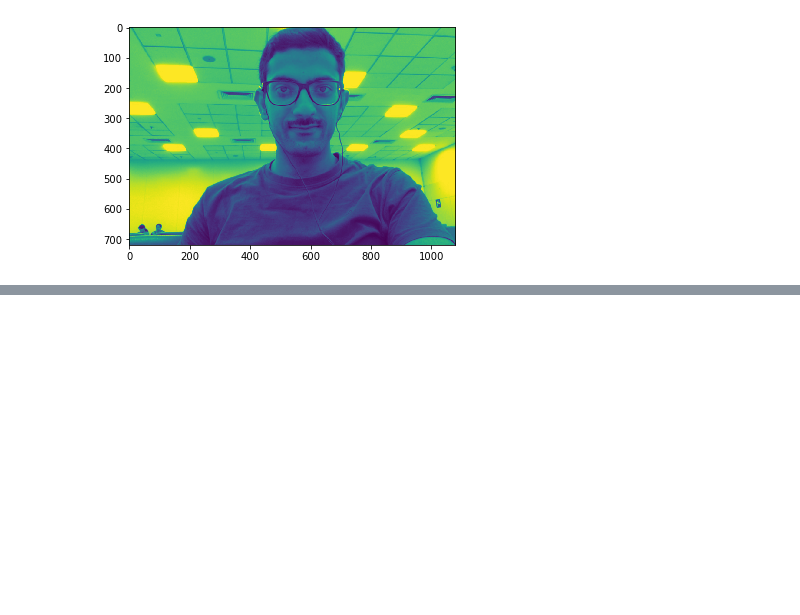
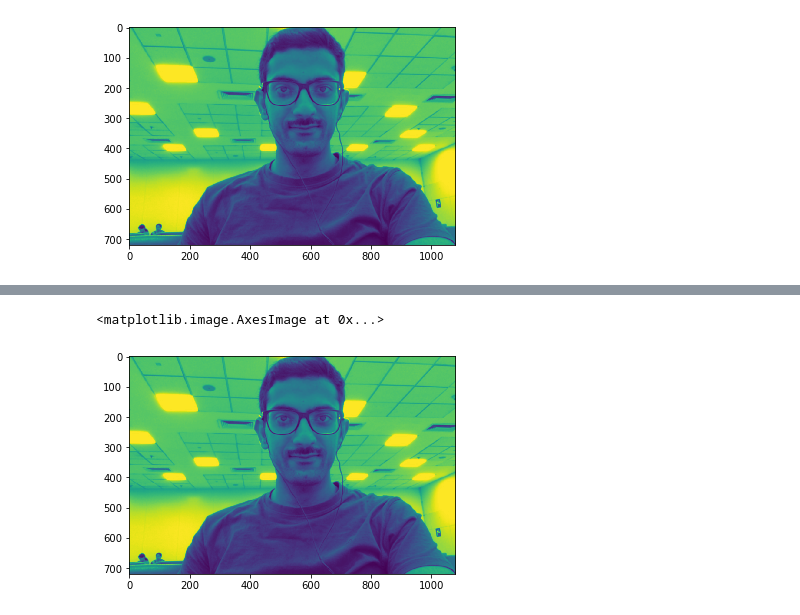
Before and after one commit to skritik098/Edge-Detection, a Jupyter notebook: Edge Detection.ipynb, the cells around one changed output, grey strips where cells are left out. Saved outputs shown, nothing was run; the diff lists cells and outputs as text; code cells hidden in the pictures; blank space fills up the shorter version.

```diff
--- a/Edge Detection.ipynb
+++ b/Edge Detection.ipynb
@@ -96,0 +104,5 @@ plt.imshow(frame)
+# %%
+plt.imshow(blurr)
+# %% [output]
+<matplotlib.image.AxesImage at 0x...>
+[figure, added]
```
Also changed, not shown: parts of 28 cells of this notebook.
